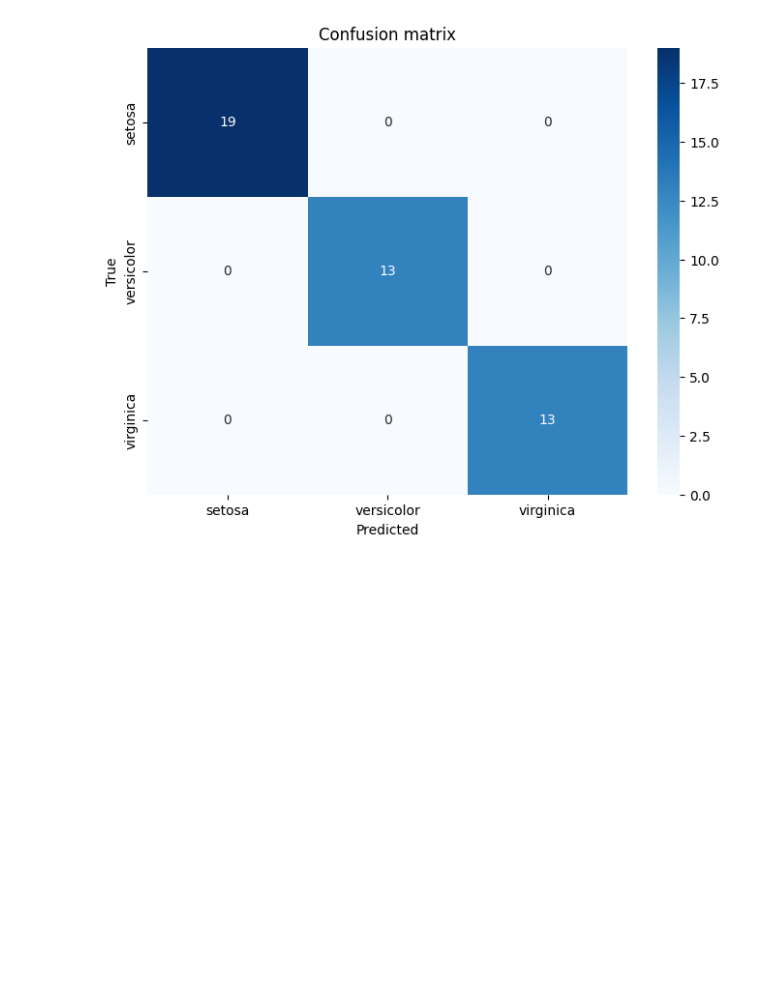
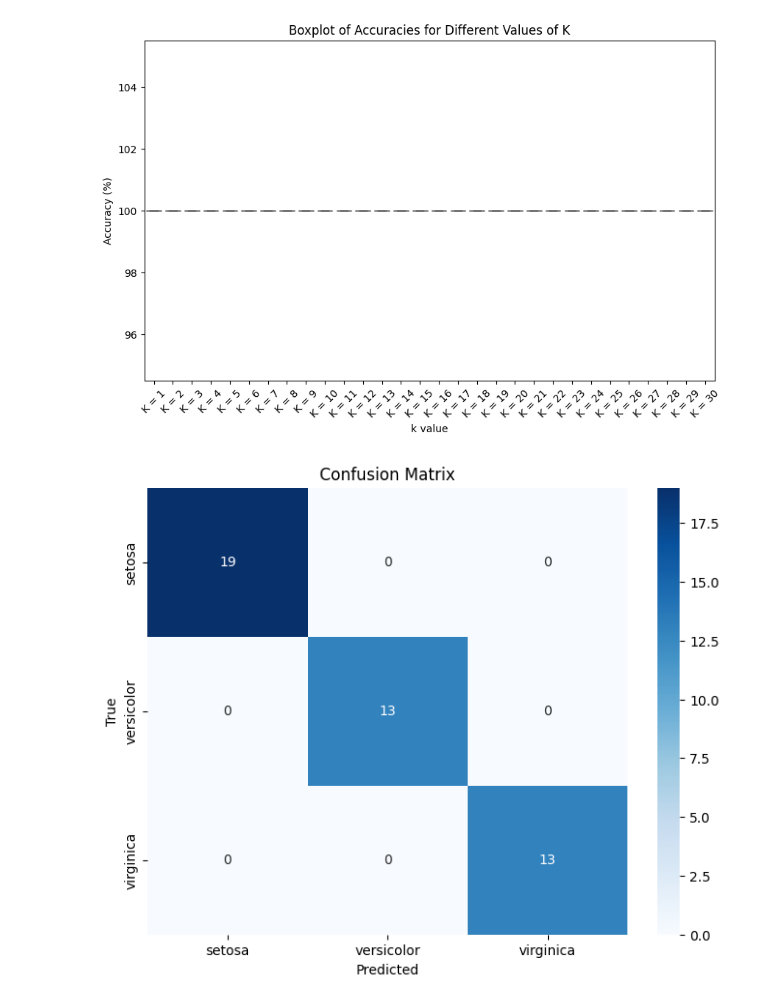
Before and after one commit to andryelarossignol/KNN, a Jupyter notebook: KNN.ipynb, the cells around one changed output. Drawn from its saved outputs; the diff is of its cells as text; code cells hidden in the pictures; blank space fills up the shorter version.

Commit message:
fix: Correction in the accuracy boxplot

```diff
--- a/KNN.ipynb
+++ b/KNN.ipynb
@@ -51,3 +45,0 @@ the best k value 1
-# %%
-k_values = np.arange(1, 31)
-accuracies = clf.cv_results_['mean_test_score']
@@ -109,0 +70,20 @@ weighted avg       1.00      1.00      1.00        45
+# %%
+accuracies_by_k = {}
+# %%
+for k in range(1, 31):
+    accuracies_k = []
+    for i in range(30):
+        # Create and fit KNN with the specific value of K
+        knn_k = KNeighborsClassifier(n_neighbors=k)
+        knn_k.fit(X_train, y_train)
+
+        # Make predictions and calculate accuracy
+        y_pred_k = knn_k.predict(X_test)
+        acc = accuracy_score(y_test, y_pred_k) * 100
+        accuracies_k.append(acc)
+
+    accuracies_by_k[k] = accuracies_k
+# %%
+# Print accuracies for each k
+for k, accuracies in accuracies_by_k.items():
+    print(f'Accuracies for K = {k}: {accuracies}')
@@ -110,3 +108,14 @@ weighted avg       1.00      1.00      1.00        45
+# %%
+# Boxplot of accuracies for different values of K
+plt.figure(figsize=(10, 6))
+sns.boxplot(data=list(accuracies_by_k.values()))
+plt.xticks(ticks=np.arange(30), labels=[f'K = {k}' for k in range(1, 31)], rotation=45)
+plt.title('Boxplot of Accuracies for Different Values of K')
+plt.ylabel('Accuracy (%)')
+plt.xlabel('k value')
+plt.show()
+# %% [output]
+[figure, added]
 # %%
 # Confusion matrix
 conf_matrix = confusion_matrix(y_test, y_pred)
```
Also changed, not shown: parts of 9 cells of this notebook.
